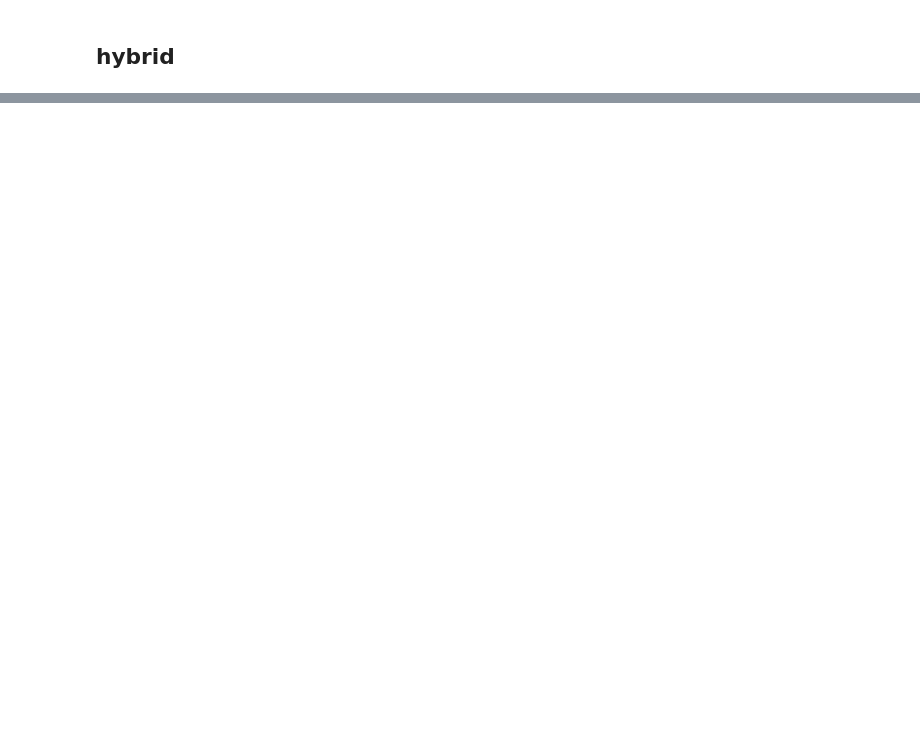
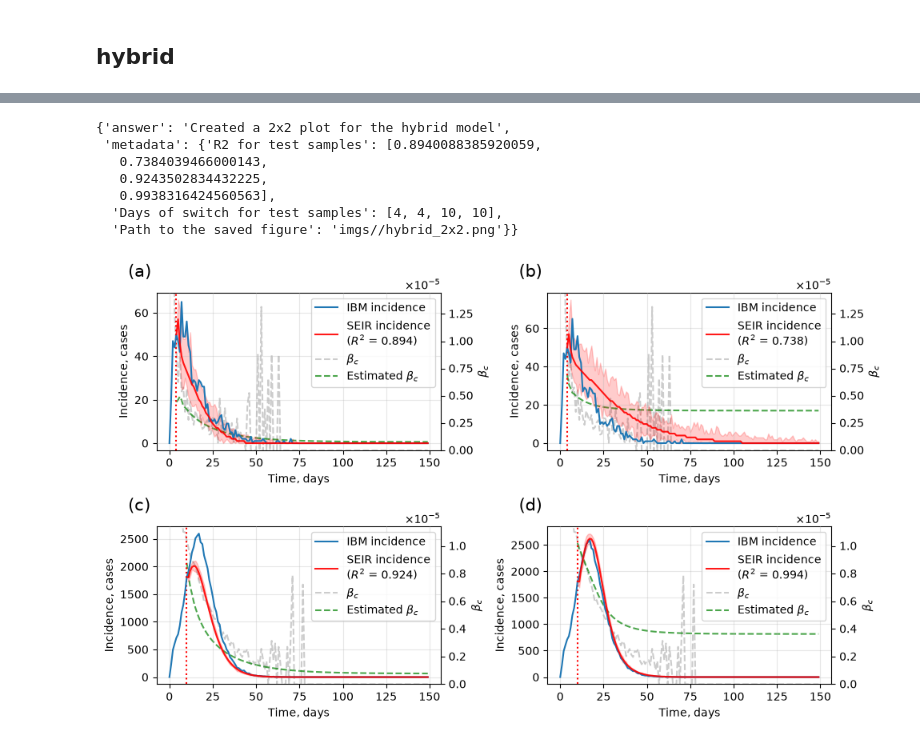
Before and after one commit to Mpkosh/hybrid-surrogate-mcp, a Jupyter notebook: examples.ipynb, the cells around one changed output, grey strips where cells are left out. Drawn from its saved outputs; the diff is of its cells as text; code cells hidden in the pictures; blank space fills up the shorter version.

```diff
--- a/examples.ipynb
+++ b/examples.ipynb
@@ -325,0 +35,10 @@ PermissionError: [Errno 13] Permission denied: 'hybrid_surr/aux_hyb/'
+# %%
+seir_df_paths=\
+    ['hybrid_surr/aux_hyb/p_0.13_0.3_0.2_0.0001_0.3900000000000002_seed_0.csv',
+    'hybrid_surr//aux_hyb/p_0.9899999999999995_0.3_0.2_0.0001_0.6300000000000003_seed_0.csv']
+server.hybrid_2x2(sigma=0.3, gamma=0.2,
+               switch_I_fraction=0.05, n_hybrid_runs=20,
+               topology='ba',
+              beta_pred=['regression beta', 'lstm'],
+              seir_df_paths=seir_df_paths)
+# %% [output]
@@ -325,0 +47,8 @@ PermissionError: [Errno 13] Permission denied: 'hybrid_surr/aux_hyb/'
+{'answer': 'Created a 2x2 plot for the hybrid model',
+ 'metadata': {'R2 for test samples': [0.8940088385920059,
+   0.7384039466000143,
+   0.9243502834432225,
+   0.9938316424560563],
+  'Days of switch for test samples': [4, 4, 10, 10],
+  'Path to the saved figure': 'imgs//hybrid_2x2.png'}}
+[figure, added]
```
Also changed, not shown: parts of 41 cells of this notebook, 23 other files.
